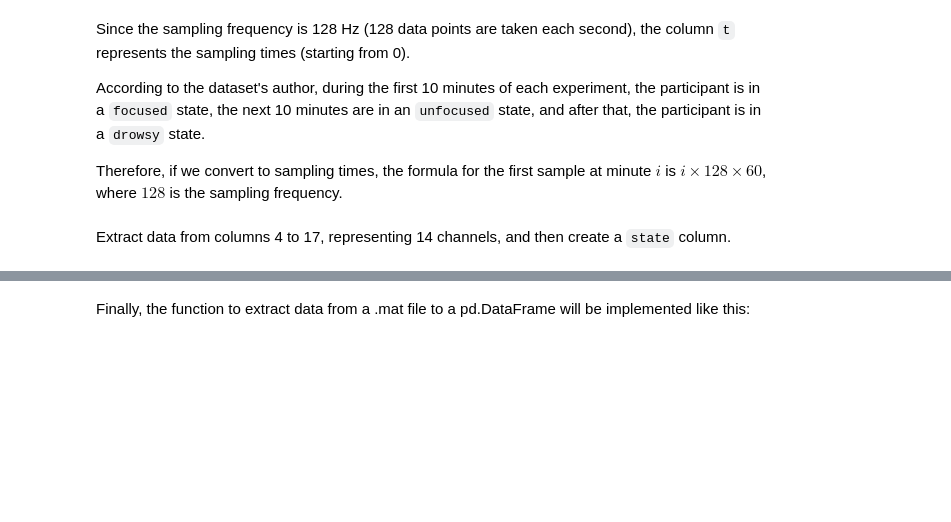
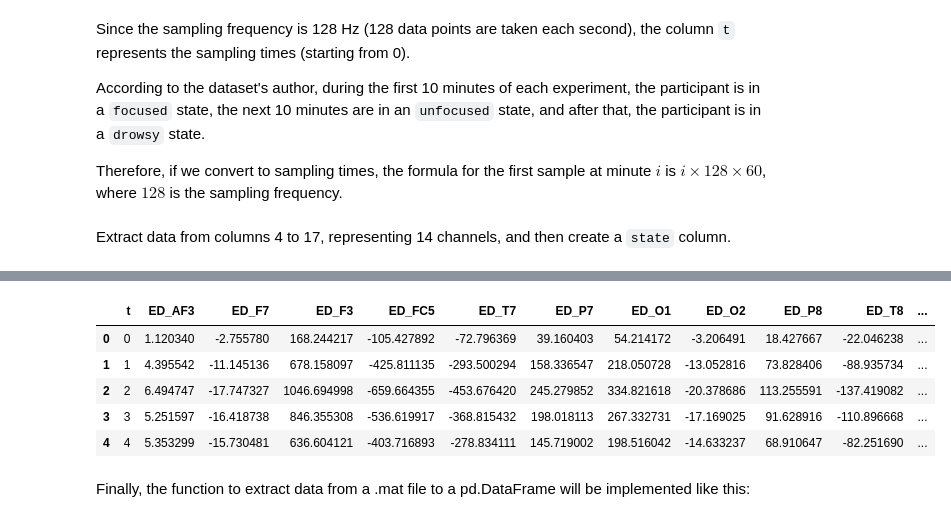
Before and after one commit to letruongzzio/Mental-Attention-States-Classification-Using-EEG-Data, a Jupyter notebook: data_preprocessing.ipynb, the cells around one changed output, grey strips where cells are left out. Cells and saved outputs as stored; diff of their text form; code cells hidden in the pictures; blank space fills up the shorter version.

Commit message:
PreprocessingData: Filtered

```diff
--- a/data_preprocessing.ipynb
+++ b/data_preprocessing.ipynb
@@ -157,3 +240,13 @@ df_chanels.head()
+# %%
+filtered_df = preprocess_eeg_dataframe(df_chanels, chanel_columns)
+filtered_df.head()
+# %% [output]
+|  | t | ED_AF3 | ED_F7 | ED_F3 | ED_FC5 | ED_T7 | ED_P7 | ED_O1 | ED_O2 | ED_P8 | ED_T8 | ... |
+| 0 | 0 | 1.120340 | -2.755780 | 168.244217 | -105.427892 | -72.796369 | 39.160403 | 54.214172 | -3.206491 | 18.427667 | -22.046238 | ... |
+| 1 | 1 | 4.395542 | -11.145136 | 678.158097 | -425.811135 | -293.500294 | 158.336547 | 218.050728 | -13.052816 | 73.828406 | -88.935734 | ... |
+| 2 | 2 | 6.494747 | -17.747327 | 1046.694998 | -659.664355 | -453.676420 | 245.279852 | 334.821618 | -20.378686 | 113.255591 | -137.419082 | ... |
+| 3 | 3 | 5.251597 | -16.418738 | 846.355308 | -536.619917 | -368.815432 | 198.018113 | 267.332731 | -17.169025 | 91.628916 | -110.896668 | ... |
+| 4 | 4 | 5.353299 | -15.730481 | 636.604121 | -403.716893 | -278.834111 | 145.719002 | 198.516042 | -14.633237 | 68.910647 | -82.251690 | ... |
 # %% [markdown]
 Finally, the function to extract data from a .mat file to a pd.DataFrame will be implemented like this:
 # %%
```
Also changed, not shown: parts of 14 cells of this notebook, 1 other file.
